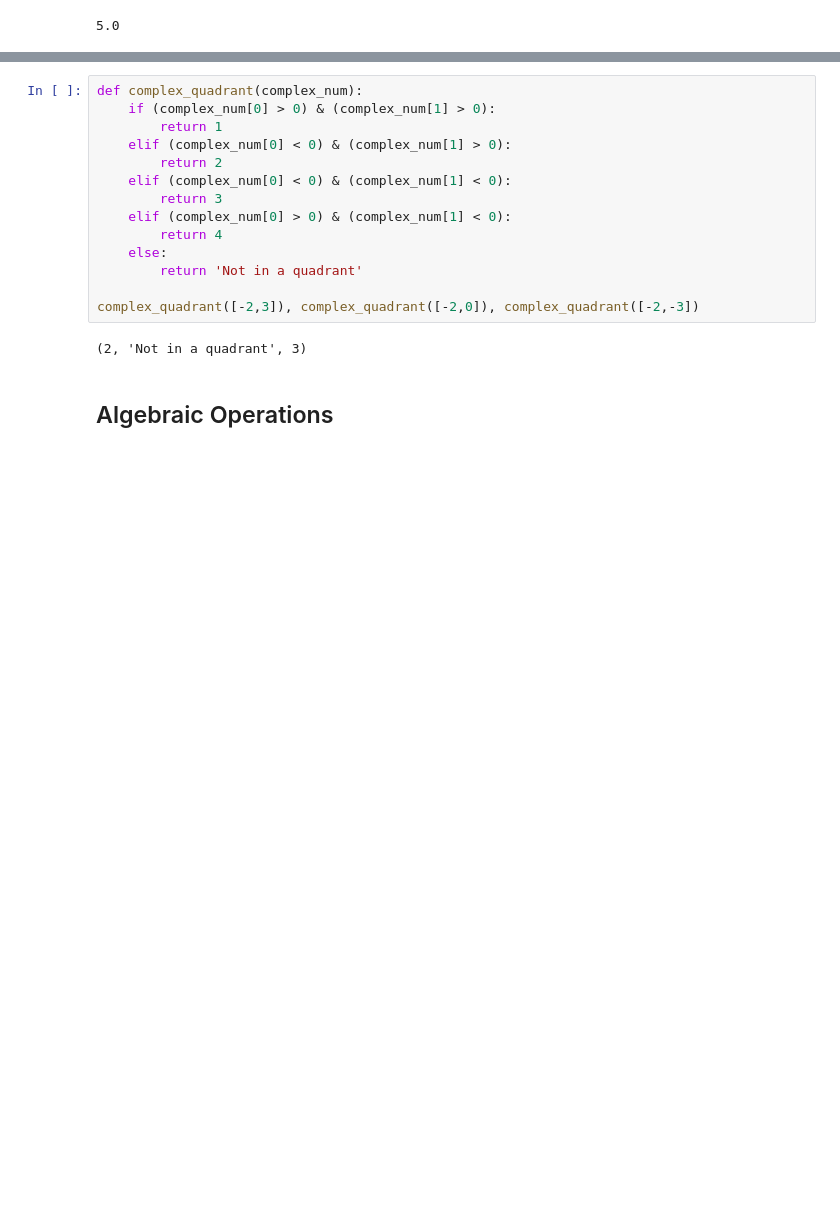
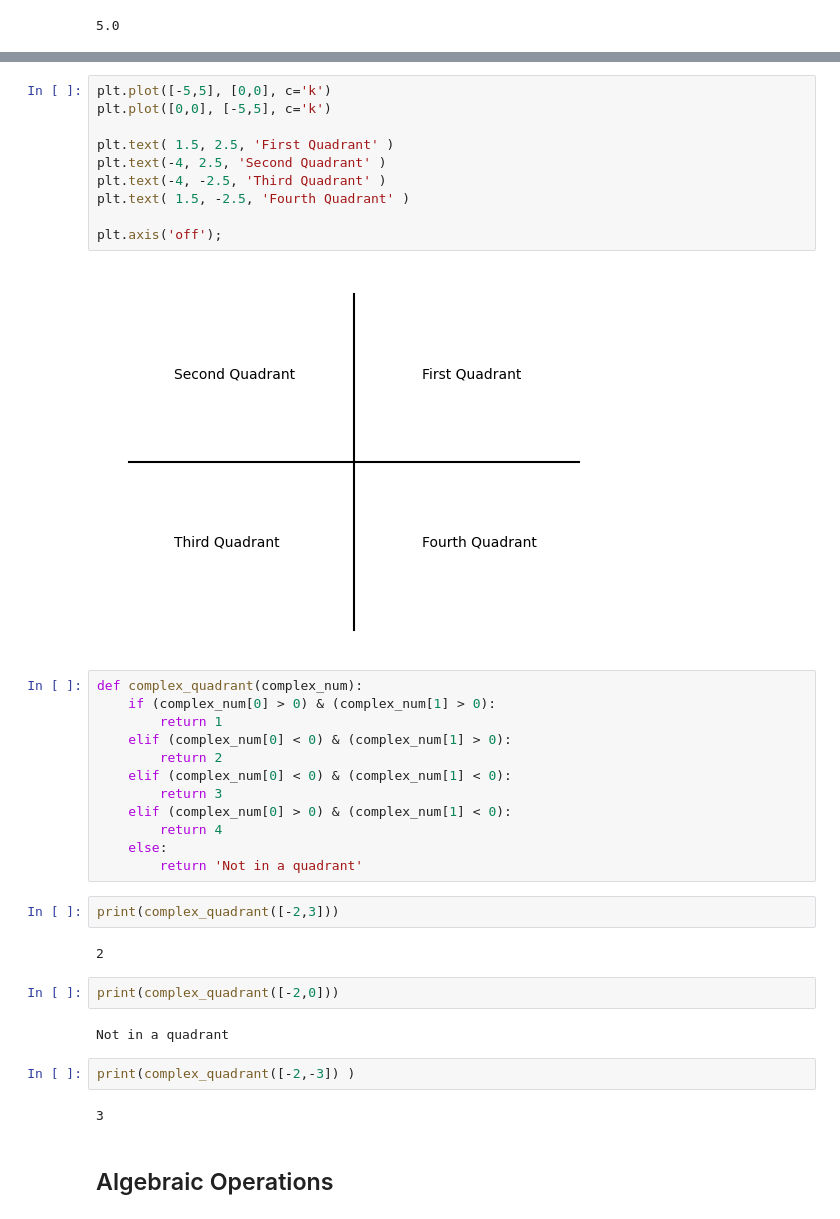
Before and after one commit to datasmp/datasmp.github.io, a Jupyter notebook: _sources/project_complex_numbers_prep.ipynb, the cells around one changed output, grey strips where cells are left out. Drawn from its saved outputs; the diff is of its cells as text; blank space fills up the shorter version.

```diff
--- a/_sources/project_complex_numbers_prep.ipynb
+++ b/_sources/project_complex_numbers_prep.ipynb
@@ -49,3 +120,15 @@ complex_abs([3,4])
+# %%
+plt.plot([-5,5], [0,0], c='k')
+plt.plot([0,0], [-5,5], c='k')
+
+plt.text( 1.5, 2.5, 'First Quadrant' )
+plt.text(-4, 2.5, 'Second Quadrant' )
+plt.text(-4, -2.5, 'Third Quadrant' )
+plt.text( 1.5, -2.5, 'Fourth Quadrant' )
+
+plt.axis('off');
+# %% [output]
+[figure, added]
 # %%
 def complex_quadrant(complex_num):
     if (complex_num[0] > 0) & (complex_num[1] > 0):
@@ -58,9 +141,17 @@ def complex_quadrant(complex_num):
         return 4
     else:
         return 'Not in a quadrant'
-
-complex_quadrant([-2,3]), complex_quadrant([-2,0]), complex_quadrant([-2,-3])
-# %% [output]
-(2, 'Not in a quadrant', 3)
+# %%
+print(complex_quadrant([-2,3]))
+# %% [output]
+2
+# %%
+print(complex_quadrant([-2,0]))
+# %% [output]
+Not in a quadrant
+# %%
+print(complex_quadrant([-2,-3]) )
+# %% [output]
+3
 # %% [markdown]
 ## Algebraic Operations
```
Also changed, not shown: parts of 63 cells of this notebook, 9 other files.
